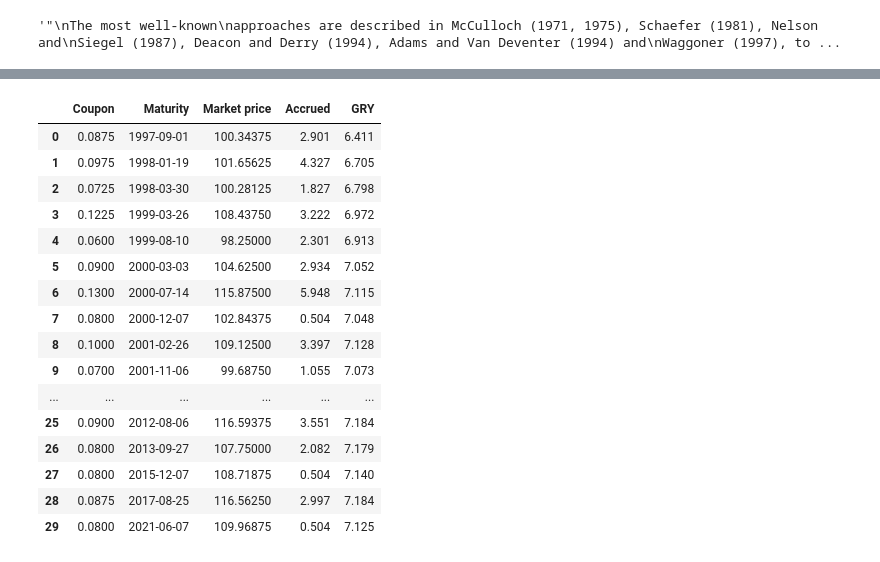
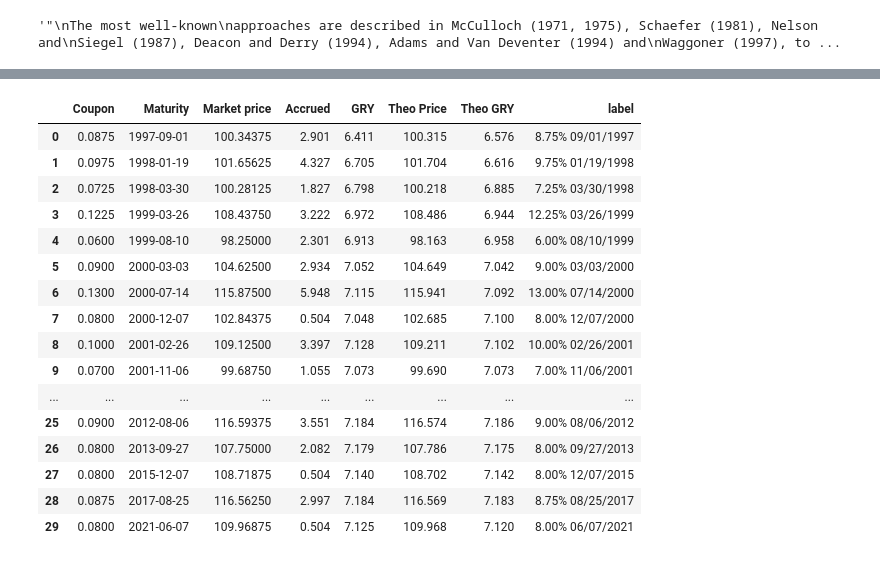
Before and after one commit to cleeclee123/Curvy-CUSIPs, a Jupyter notebook: examples/CMI_Gilts_Ex.ipynb, the cells around one changed output, grey strips where cells are left out. Cells and saved outputs as stored; diff of their text form; code cells hidden in the pictures.

```diff
--- a/examples/CMI_Gilts_Ex.ipynb
+++ b/examples/CMI_Gilts_Ex.ipynb
@@ -29,62 +37,64 @@ from utils.utils import pydatetime_to_quantlib_date, quantlib_date_to_pydatetime
 # %%
+as_of_date = datetime(1997, 6, 27)
 data = [
-    {"Coupon": "8.75%", "Maturity": "01 Sep 1997", "Market price": "100-11", "Accrued": 2.901, "GRY": 6.411},
-    {"Coupon": "9.75%", "Maturity": "19 Jan 1998", "Market price": "101-21", "Accrued": 4.327, "GRY": 6.705},
-    {"Coupon": "7.25%", "Maturity": "30 Mar 1998", "Market price": "100-09", "Accrued": 1.827, "GRY": 6.798},
-    {"Coupon": "12.25%", "Maturity": "26 Mar 1999", "Market price": "108-14", "Accrued": 3.222, "GRY": 6.972},
-    {"Coupon": "6.00%", "Maturity": "10 Aug 1999", "Market price": "98-08", "Accrued": 2.301, "GRY": 6.913},
-    {"Coupon": "9.00%", "Maturity": "03 Mar 2000", "Market price": "104-20", "Accrued": 2.934, "GRY": 7.052},
-    {"Coupon": "13.00%", "Maturity": "14 Jul 2000", "Market price": "115-28", "Accrued": 5.948, "GRY": 7.115},
-    {"Coupon": "8.00%", "Maturity": "07 Dec 2000", "Market price": "102-27", "Accrued": 0.504, "GRY": 7.048},
-    {"Coupon": "10.00%", "Maturity": "26 Feb 2001", "Market price": "109-04", "Accrued": 3.397, "GRY": 7.128},
-    {"Coupon": "7.00%", "Maturity": "06 Nov 2001", "Market price": "99-22", "Accrued": 1.055, "GRY": 7.073},
-    {"Coupon": "7.00%", "Maturity": "07 Jun 2002", "Market price": "99-27", "Accrued": 0.441, "GRY": 7.034},
-    {"Coupon": "9.75%", "Maturity": "27 Aug 2002", "Market price": "111-04", "Accrued": 3.286, "GRY": 7.139},
-    {"Coupon": "8.00%", "Maturity": "10 Jun 2003", "Market price": "104-10", "Accrued": 0.438, "GRY": 7.095},
-    {"Coupon": "9.50%", "Maturity": "25 Oct 2004", "Market price": "113-14", "Accrued": 1.718, "GRY": 7.108},
-    {"Coupon": "6.75%", "Maturity": "26 Nov 2004", "Market price": "98-05", "Accrued": 0.647, "GRY": 7.068},
-    {"Coupon": "9.50%", "Maturity": "18 Apr 2005", "Market price": "114-02", "Accrued": 1.900, "GRY": 7.115},
-    {"Coupon": "8.50%", "Maturity": "07 Dec 2005", "Market price": "108-23", "Accrued": 0.536, "GRY": 7.105},
-    {"Coupon": "7.75%", "Maturity": "08 Sep 2006", "Market price": "104-04", "Accrued": 2.421, "GRY": 7.124},
-    {"Coupon": "7.50%", "Maturity": "07 Dec 2006", "Market price": "102-21", "Accrued": 0.473, "GRY": 7.106},
-    {"Coupon": "8.50%", "Maturity": "16 Jul 2007", "Market price": "109-22", "Accrued": 3.842, "GRY": 7.137},
-    {"Coupon": "7.25%", "Maturity": "07 Dec 2007", "Market price": "101-06", "Accrued": 0.457, "GRY": 7.085},
-    {"Coupon": "9.00%", "Maturity": "13 Oct 2008", "Market price": "114-08", "Accrued": 1.923, "GRY": 7.136},
-    {"Coupon": "8.00%", "Maturity": "25 Sep 2009", "Market price": "106-24", "Accrued": 2.126, "GRY": 7.157},
-    {"Coupon": "6.25%", "Maturity": "25 Nov 2010", "Market price": "92-02", "Accrued": 0.616, "GRY": 7.178},
-    {"Coupon": "9.00%", "Maturity": "12 Jul 2011", "Market price": "116-01", "Accrued": 4.167, "GRY": 7.173},
-    {"Coupon": "9.00%", "Maturity": "06 Aug 2012", "Market price": "116-19", "Accrued": 3.551, "GRY": 7.184},
-    {"Coupon": "8.00%", "Maturity": "27 Sep 2013", "Market price": "107-24", "Accrued": 2.082, "GRY": 7.179},
-    {"Coupon": "8.00%", "Maturity": "07 Dec 2015", "Market price": "108-23", "Accrued": 0.504, "GRY": 7.140},
-    {"Coupon": "8.75%", "Maturity": "25 Aug 2017", "Market price": "116-18", "Accrued": 2.997, "GRY": 7.184},
-    {"Coupon": "8.00%", "Maturity": "07 Jun 2021", "Market price": "109-31", "Accrued": 0.504, "GRY": 7.125},
+    {"Coupon": "8.75%", "Maturity": "01 Sep 1997", "Market price": "100-11", "Accrued": 2.901, "GRY": 6.411, "Theo Price": 100.315, "Theo GRY": 6.576},
+    {"Coupon": "9.75%", "Maturity": "19 Jan 1998", "Market price": "101-21", "Accrued": 4.327, "GRY": 6.705, "Theo Price": 101.704, "Theo GRY": 6.616},
+    {"Coupon": "7.25%", "Maturity": "30 Mar 1998", "Market price": "100-09", "Accrued": 1.827, "GRY": 6.798, "Theo Price": 100.218, "Theo GRY": 6.885},
+    {"Coupon": "12.25%", "Maturity": "26 Mar 1999", "Market price": "108-14", "Accrued": 3.222, "GRY": 6.972, "Theo Price": 108.486, "Theo GRY": 6.944},
+    {"Coupon": "6.00%", "Maturity": "10 Aug 1999", "Market price": "98-08", "Accrued": 2.301, "GRY": 6.913, "Theo Price": 98.163, "Theo GRY": 6.958},
+    {"Coupon": "9.00%", "Maturity": "03 Mar 2000", "Market price": "104-20", "Accrued": 2.934, "GRY": 7.052, "Theo Price": 104.649, "Theo GRY": 7.042},
+    {"Coupon": "13.00%", "Maturity": "14 Jul 2000", "Market price": "115-28", "Accrued": 5.948, "GRY": 7.115, "Theo Price": 115.941, "Theo GRY": 7.092},
+    {"Coupon": "8.00%", "Maturity": "07 Dec 2000", "Market price": "102-27", "Accrued": 0.504, "GRY": 7.048, "Theo Price": 102.685, "Theo GRY": 7.100},
+    {"Coupon": "10.00%", "Maturity": "26 Feb 2001", "Market price": "109-04", "Accrued": 3.397, "GRY": 7.128, "Theo Price": 109.211, "Theo GRY": 7.102},
+    {"Coupon": "7.00%", "Maturity": "06 Nov 2001", "Market price": "99-22", "Accrued": 1.055, "GRY": 7.073, "Theo Price": 99.690, "Theo GRY": 7.073},
+    {"Coupon": "7.00%", "Maturity": "07 Jun 2002", "Market price": "99-27", "Accrued": 0.441, "GRY": 7.034, "Theo Price": 99.652, "Theo GRY": 7.081},
+    {"Coupon": "9.75%", "Maturity": "27 Aug 2002", "Market price": "111-04", "Accrued": 3.286, "GRY": 7.139, "Theo Price": 111.346, "Theo GRY": 7.091},
+    {"Coupon": "8.00%", "Maturity": "10 Jun 2003", "Market price": "104-10", "Accrued": 0.438, "GRY": 7.095, "Theo Price": 104.249, "Theo GRY": 7.108},
+    {"Coupon": "9.50%", "Maturity": "25 Oct 2004", "Market price": "113-14", "Accrued": 1.718, "GRY": 7.108, "Theo Price": 113.528, "Theo GRY": 7.093},
+    {"Coupon": "6.75%", "Maturity": "26 Nov 2004", "Market price": "98-05", "Accrued": 0.647, "GRY": 7.068, "Theo Price": 98.006, "Theo GRY": 7.094},
+    {"Coupon": "9.50%", "Maturity": "18 Apr 2005", "Market price": "114-02", "Accrued": 1.900, "GRY": 7.115, "Theo Price": 114.167, "Theo GRY": 7.098},
+    {"Coupon": "8.50%", "Maturity": "07 Dec 2005", "Market price": "108-23", "Accrued": 0.536, "GRY": 7.105, "Theo Price": 108.654, "Theo GRY": 7.115},
+    {"Coupon": "7.75%", "Maturity": "08 Sep 2006", "Market price": "104-04", "Accrued": 2.421, "GRY": 7.124, "Theo Price": 104.155, "Theo GRY": 7.119},
+    {"Coupon": "7.50%", "Maturity": "07 Dec 2006", "Market price": "102-21", "Accrued": 0.473, "GRY": 7.106, "Theo Price": 102.594, "Theo GRY": 7.115},
+    {"Coupon": "8.50%", "Maturity": "16 Jul 2007", "Market price": "109-22", "Accrued": 3.842, "GRY": 7.137, "Theo Price": 109.893, "Theo GRY": 7.109},
+    {"Coupon": "7.25%", "Maturity": "07 Dec 2007", "Market price": "101-06", "Accrued": 0.457, "GRY": 7.085, "Theo Price": 100.995, "Theo GRY": 7.111},
+    {"Coupon": "9.00%", "Maturity": "13 Oct 2008", "Market price": "114-08", "Accrued": 1.923, "GRY": 7.136, "Theo Price": 114.271, "Theo GRY": 7.134},
+    {"Coupon": "8.00%", "Maturity": "25 Sep 2009", "Market price": "106-24", "Accrued": 2.126, "GRY": 7.157, "Theo Price": 106.775, "Theo GRY": 7.154},
+    {"Coupon": "6.25%", "Maturity": "25 Nov 2010", "Market price": "92-02", "Accrued": 0.616, "GRY": 7.178, "Theo Price": 92.095, "Theo GRY": 7.174},
+    {"Coupon": "9.00%", "Maturity": "12 Jul 2011", "Market price": "116-01", "Accrued": 4.167, "GRY": 7.173, "Theo Price": 115.987, "Theo GRY": 7.177},
+    {"Coupon": "9.00%", "Maturity": "06 Aug 2012", "Market price": "116-19", "Accrued": 3.551, "GRY": 7.184, "Theo Price": 116.574, "Theo GRY": 7.186},
+    {"Coupon": "8.00%", "Maturity": "27 Sep 2013", "Market price": "107-24", "Accrued": 2.082, "GRY": 7.179, "Theo Price": 107.786, "Theo GRY": 7.175},
+    {"Coupon": "8.00%", "Maturity": "07 Dec 2015", "Market price": "108-23", "Accrued": 0.504, "GRY": 7.140, "Theo Price": 108.702, "Theo GRY": 7.142},
+    {"Coupon": "8.75%", "Maturity": "25 Aug 2017", "Market price": "116-18", "Accrued": 2.997, "GRY": 7.184, "Theo Price": 116.569, "Theo GRY": 7.183},
+    {"Coupon": "8.00%", "Maturity": "07 Jun 2021", "Market price": "109-31", "Accrued": 0.504, "GRY": 7.125, "Theo Price": 109.968, "Theo GRY": 7.12},
 ]
 df = pd.DataFrame(data)
 
 def convert_market_price(price):
     parts = price.split('-')
     return int(parts[0]) + int(parts[1]) / 32
 
+df['Maturity'] = pd.to_datetime(df['Maturity'], format='%d %b %Y', errors="coerce")
+df["label"] = df.apply(lambda row: row["Coupon"] + " " + row["Maturity"].strftime("%m/%d/%Y"), axis=1)
 df['Coupon'] = df['Coupon'].str.rstrip('%').astype(float) / 100
 df['Market price'] = df['Market price'].apply(convert_market_price)
-df['Maturity'] = pd.to_datetime(df['Maturity'], format='%d %b %Y', errors="coerce")
 
 df
 # %% [output]
-|  | Coupon | Maturity | Market price | Accrued | GRY |
-| 0 | 0.0875 | 1997-09-01 | 100.34375 | 2.901 | 6.411 |
-| 1 | 0.0975 | 1998-01-19 | 101.65625 | 4.327 | 6.705 |
-| 2 | 0.0725 | 1998-03-30 | 100.28125 | 1.827 | 6.798 |
-| 3 | 0.1225 | 1999-03-26 | 108.43750 | 3.222 | 6.972 |
-| 4 | 0.0600 | 1999-08-10 | 98.25000 | 2.301 | 6.913 |
-| 5 | 0.0900 | 2000-03-03 | 104.62500 | 2.934 | 7.052 |
-| 6 | 0.1300 | 2000-07-14 | 115.87500 | 5.948 | 7.115 |
-| 7 | 0.0800 | 2000-12-07 | 102.84375 | 0.504 | 7.048 |
-| 8 | 0.1000 | 2001-02-26 | 109.12500 | 3.397 | 7.128 |
-| 9 | 0.0700 | 2001-11-06 | 99.68750 | 1.055 | 7.073 |
-| ... | ... | ... | ... | ... | ... |
-| 25 | 0.0900 | 2012-08-06 | 116.59375 | 3.551 | 7.184 |
-| 26 | 0.0800 | 2013-09-27 | 107.75000 | 2.082 | 7.179 |
-| 27 | 0.0800 | 2015-12-07 | 108.71875 | 0.504 | 7.140 |
-| 28 | 0.0875 | 2017-08-25 | 116.56250 | 2.997 | 7.184 |
-| 29 | 0.0800 | 2021-06-07 | 109.96875 | 0.504 | 7.125 |
+|  | Coupon | Maturity | Market price | Accrued | GRY | Theo Price | Theo GRY | label |
+| 0 | 0.0875 | 1997-09-01 | 100.34375 | 2.901 | 6.411 | 100.315 | 6.576 | 8.75% 09/01/1997 |
+| 1 | 0.0975 | 1998-01-19 | 101.65625 | 4.327 | 6.705 | 101.704 | 6.616 | 9.75% 01/19/1998 |
+| 2 | 0.0725 | 1998-03-30 | 100.28125 | 1.827 | 6.798 | 100.218 | 6.885 | 7.25% 03/30/1998 |
+| 3 | 0.1225 | 1999-03-26 | 108.43750 | 3.222 | 6.972 | 108.486 | 6.944 | 12.25% 03/26/1999 |
+| 4 | 0.0600 | 1999-08-10 | 98.25000 | 2.301 | 6.913 | 98.163 | 6.958 | 6.00% 08/10/1999 |
+| 5 | 0.0900 | 2000-03-03 | 104.62500 | 2.934 | 7.052 | 104.649 | 7.042 | 9.00% 03/03/2000 |
+| 6 | 0.1300 | 2000-07-14 | 115.87500 | 5.948 | 7.115 | 115.941 | 7.092 | 13.00% 07/14/2000 |
+| 7 | 0.0800 | 2000-12-07 | 102.84375 | 0.504 | 7.048 | 102.685 | 7.100 | 8.00% 12/07/2000 |
+| 8 | 0.1000 | 2001-02-26 | 109.12500 | 3.397 | 7.128 | 109.211 | 7.102 | 10.00% 02/26/2001 |
+| 9 | 0.0700 | 2001-11-06 | 99.68750 | 1.055 | 7.073 | 99.690 | 7.073 | 7.00% 11/06/2001 |
+| ... | ... | ... | ... | ... | ... | ... | ... | ... |
+| 25 | 0.0900 | 2012-08-06 | 116.59375 | 3.551 | 7.184 | 116.574 | 7.186 | 9.00% 08/06/2012 |
+| 26 | 0.0800 | 2013-09-27 | 107.75000 | 2.082 | 7.179 | 107.786 | 7.175 | 8.00% 09/27/2013 |
+| 27 | 0.0800 | 2015-12-07 | 108.71875 | 0.504 | 7.140 | 108.702 | 7.142 | 8.00% 12/07/2015 |
+| 28 | 0.0875 | 2017-08-25 | 116.56250 | 2.997 | 7.184 | 116.569 | 7.183 | 8.75% 08/25/2017 |
+| 29 | 0.0800 | 2021-06-07 | 109.96875 | 0.504 | 7.125 | 109.968 | 7.120 | 8.00% 06/07/2021 |
```
Also changed, not shown: parts of 5 cells of this notebook, 5 other files.
